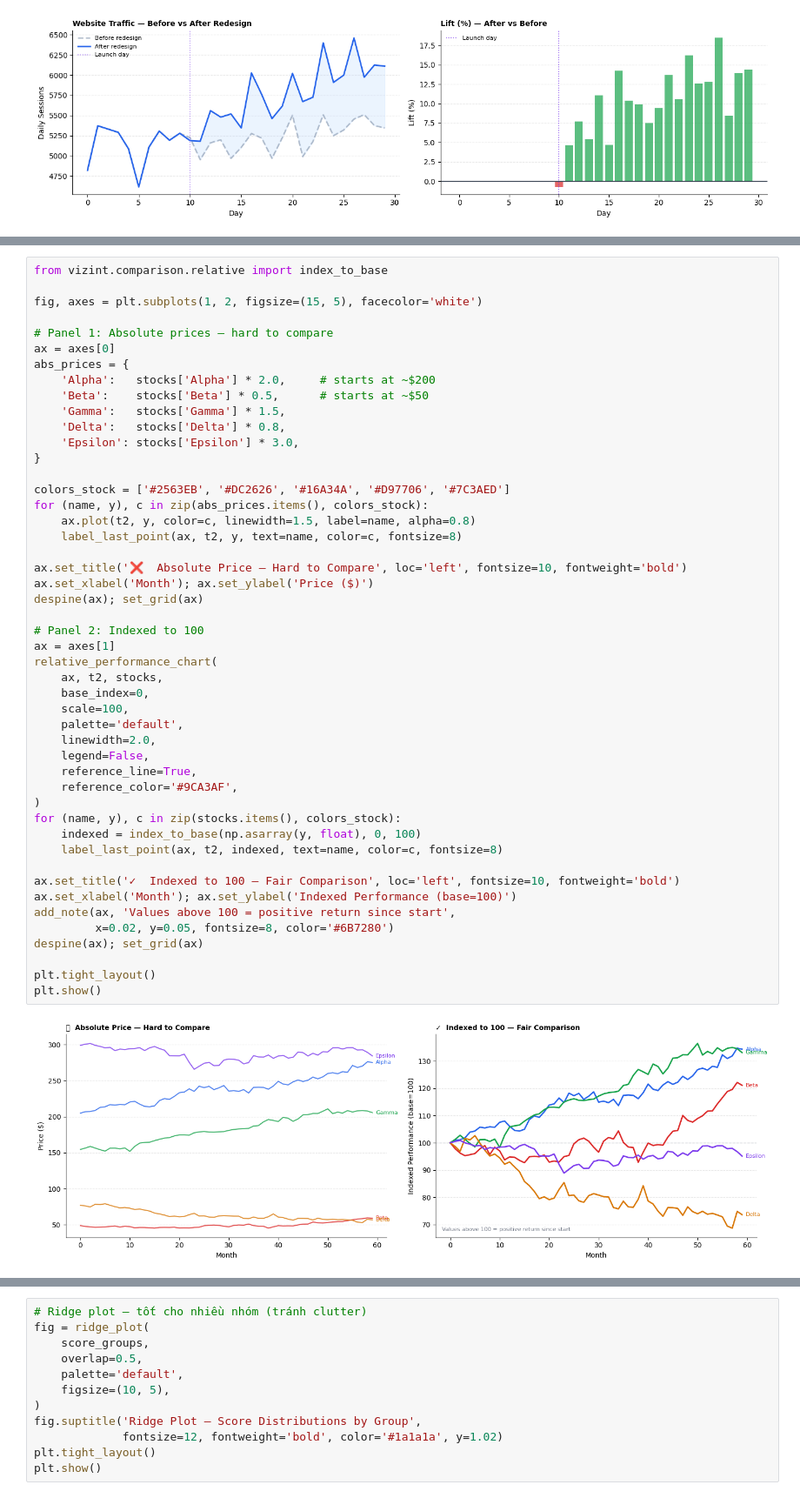
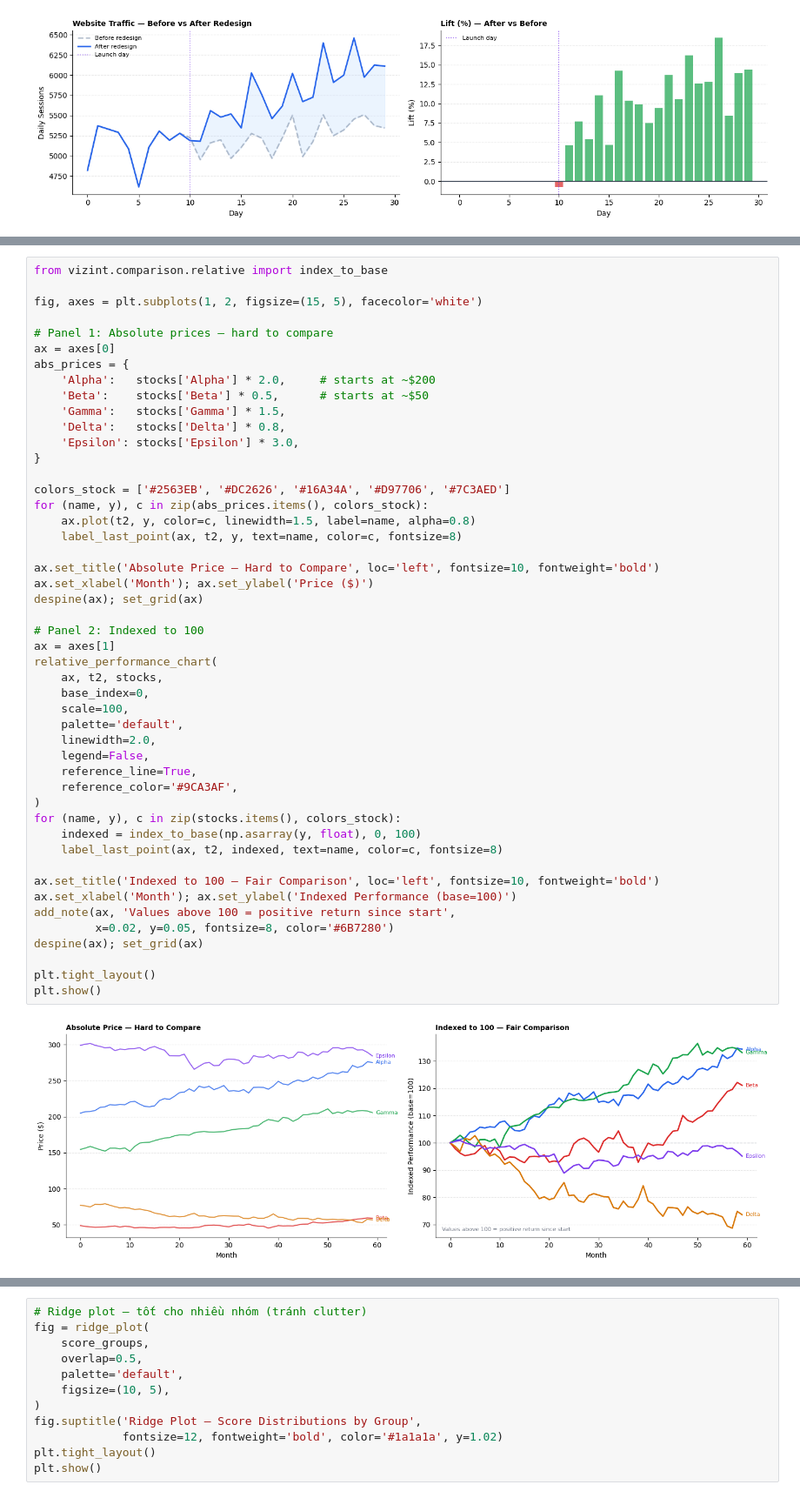
Before and after one commit to thisYui/From-Data-to-Story, a Jupyter notebook: notebooks/03_context_and_comparison.ipynb, the cells around one changed output, grey strips where cells are left out. Shown at 87% size. Saved outputs shown, nothing was run; the diff lists cells and outputs as text.

```diff
--- a/notebooks/03_context_and_comparison.ipynb
+++ b/notebooks/03_context_and_comparison.ipynb
@@ -443,33 +3229,33 @@ for (name, y), c in zip(abs_prices.items(), colors_stock):
     ax.plot(t2, y, color=c, linewidth=1.5, label=name, alpha=0.8)
     label_last_point(ax, t2, y, text=name, color=c, fontsize=8)
 
-ax.set_title('❌  Absolute Price — Hard to Compare', loc='left', fontsize=10, fontweight='bold')
+ax.set_title('Absolute Price — Hard to Compare', loc='left', fontsize=10, fontweight='bold')
 ax.set_xlabel('Month'); ax.set_ylabel('Price ($)')
 despine(ax); set_grid(ax)
 
 # Panel 2: Indexed to 100
 ax = axes[1]
 relative_performance_chart(
     ax, t2, stocks,
     base_index=0,
     scale=100,
     palette='default',
     linewidth=2.0,
     legend=False,
     reference_line=True,
     reference_color='#9CA3AF',
 )
 for (name, y), c in zip(stocks.items(), colors_stock):
     indexed = index_to_base(np.asarray(y, float), 0, 100)
     label_last_point(ax, t2, indexed, text=name, color=c, fontsize=8)
 
-ax.set_title('✓  Indexed to 100 — Fair Comparison', loc='left', fontsize=10, fontweight='bold')
+ax.set_title('Indexed to 100 — Fair Comparison', loc='left', fontsize=10, fontweight='bold')
 ax.set_xlabel('Month'); ax.set_ylabel('Indexed Performance (base=100)')
 add_note(ax, 'Values above 100 = positive return since start',
          x=0.02, y=0.05, fontsize=8, color='#6B7280')
 despine(ax); set_grid(ax)
 
 plt.tight_layout()
 plt.show()
 # %% [output]
-[figure, old version]
+[figure, new version]
```
Also changed, not shown: parts of 22 cells of this notebook.
